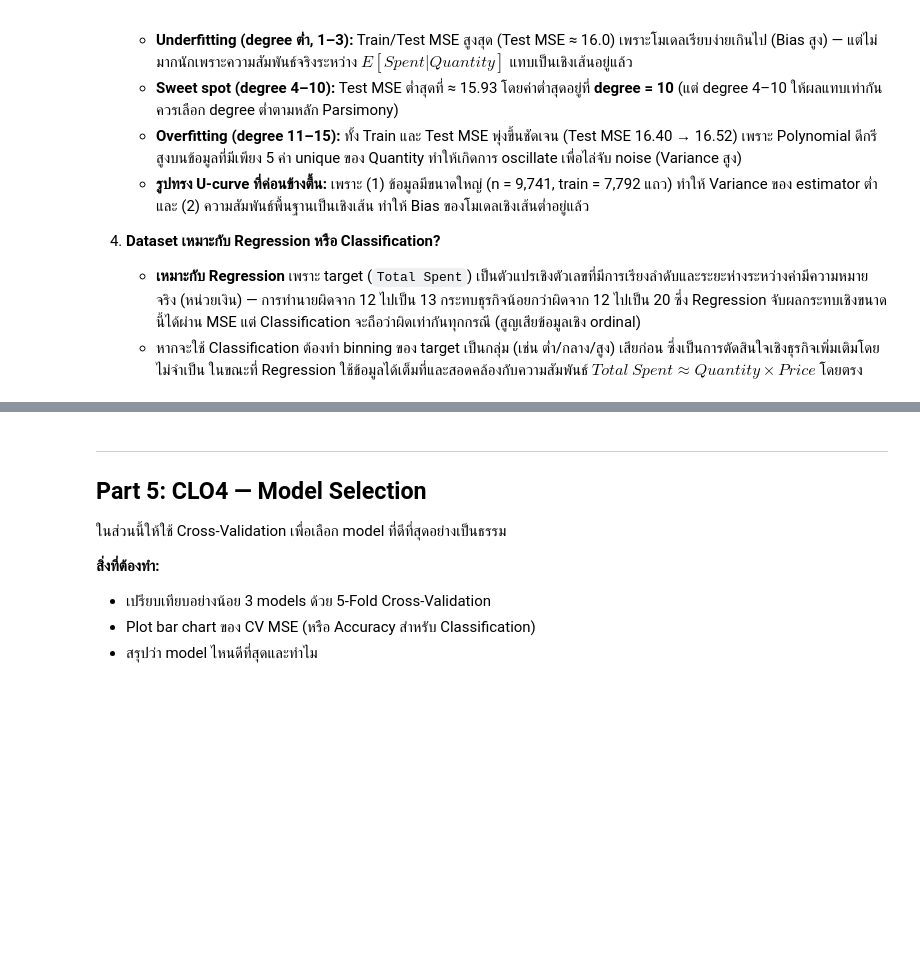
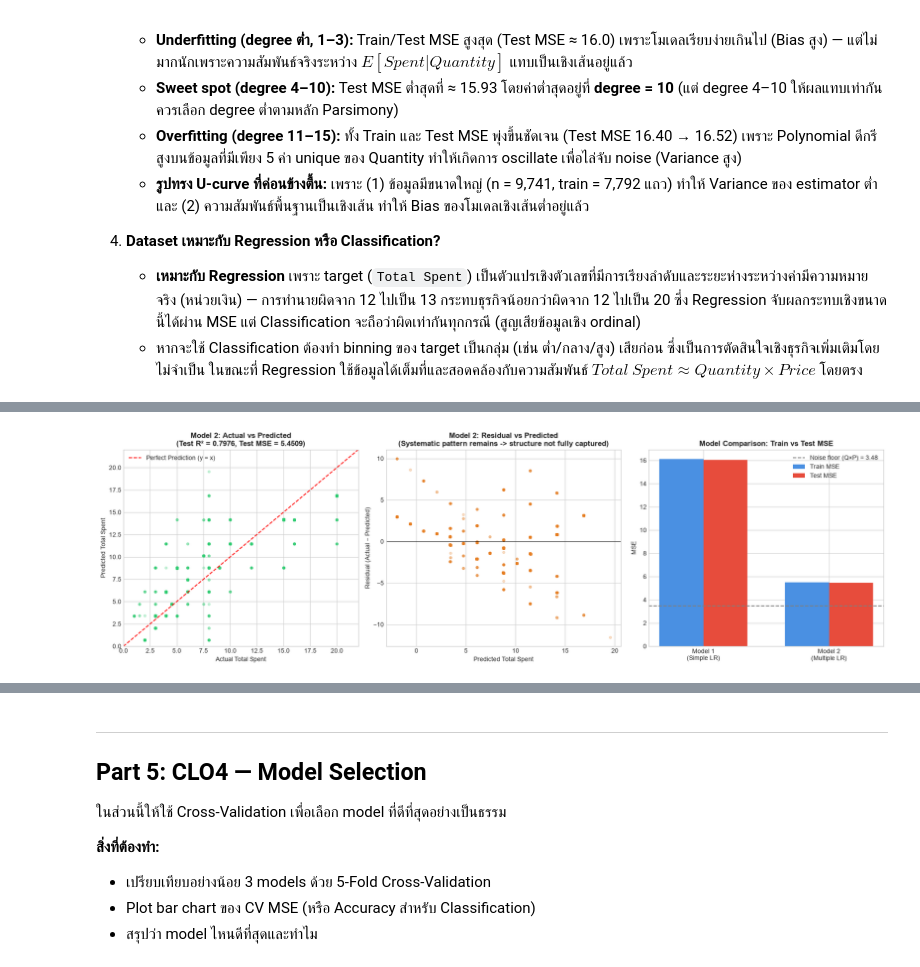
Before and after one commit to Thanawattho68-bit/Math-Project-1-26, a Jupyter notebook: lab15_project_template.ipynb, the cells around one changed output, grey strips where cells are left out. Saved outputs shown, nothing was run; the diff lists cells and outputs as text; code cells hidden in the pictures; blank space fills up the shorter version.

```diff
--- a/lab15_project_template.ipynb
+++ b/lab15_project_template.ipynb
@@ -482,8 +541,77 @@ pass
 # %%
 # ─── CLO3: Model 2 ─────────────────────────────────────────────────
-# วัตถุประสงค์: [ระบุว่า Model 2 คืออะไร]
+# Model 2: Multiple Linear Regression — ใช้ทุก features (Quantity, Price Per Unit)
+# ใช้ partition ชุดเดียวกับ Model 1 (random_state = 42) เพื่อให้เปรียบเทียบกันอย่างเป็นธรรม
 
-# TODO:
-# model2 = ???
-# ...
-pass
+X2 = df[['Quantity', 'Price Per Unit']].values
+X2_train, X2_test, _, _ = train_test_split(X2, y, test_size=0.2, random_state=42)
+
+model2 = LinearRegression()
+model2.fit(X2_train, y_train)
+
+# Coefficients ของโมเดล
+print('=== Model 2: Multiple Linear Regression (Quantity, Price Per Unit → Total Spent) ===')
+coef_df = pd.DataFrame({
+    'Parameter': ['β₁ (Quantity)', 'β₂ (Price Per Unit)', 'Intercept (β₀)'],
+    'Value': [model2.coef_[0], model2.coef_[1], model2.intercept_]
+})
+print(coef_df.round(4).to_string(index=False))
+_b2 = f'+ {model2.intercept_:.4f}' if model2.intercept_ >= 0 else f'− {abs(model2.intercept_):.4f}'
+print(f'\nสมการ: Total Spent = {model2.coef_[0]:.4f} × Quantity + {model2.coef_[1]:.4f} × Price Per Unit {_b2}')
+
+# Metrics
+pred2_train = model2.predict(X2_train)
+pred2_test = model2.predict(X2_test)
+metrics2 = {
+    'Train MSE': mean_squared_error(y_train, pred2_train),
+    'Test MSE': mean_squared_error(y_test, pred2_test),
+    'Test R2': r2_score(y_test, pred2_test),
+    'Test MAE': mean_absolute_error(y_test, pred2_test)
+}
+for k, v in metrics2.items():
+    print(f'{k} = {v:.4f}')
+
+# อ้างอิง noise floor: MSE ของโมเดลที่รู้ความสัมพันธ์จริง Q × P
+mse_oracle = mean_squared_error(y, df['Quantity'].values * df['Price Per Unit'].values)
+print(f'\n[อ้างอิง] MSE ของโมเดลสมบูรณ์ Total = Quantity × Price (noise floor จาก 12% ของข้อมูลที่ขัดความสัมพันธ์) = {mse_oracle:.4f}')
+
+# Visualization: Actual vs Predicted + Residual + เปรียบเทียบ MSE
+fig, axes = plt.subplots(1, 3, figsize=(18, 5.5))
+
+# (a) Actual vs Predicted (test set)
+axes[0].scatter(y_test, pred2_test, alpha=0.25, s=15, color='#2ECC71')
+lims = [0, 22]
+axes[0].plot(lims, lims, 'r--', linewidth=1.5, label='Perfect Prediction (y = x)')
+axes[0].set_xlim(lims); axes[0].set_ylim(lims)
+axes[0].set_xlabel('Actual Total Spent')
+axes[0].set_ylabel('Predicted Total Spent')
+axes[0].set_title(f'Model 2: Actual vs Predicted\n(Test R² = {metrics2["Test R2"]:.4f}, Test MSE = {metrics2["Test MSE"]:.4f})',
+                  fontsize=12, fontweight='bold')
+axes[0].legend()
+
+# (b) Residual vs Predicted — ตรวจดูว่า error มี pattern ซ่อนอยู่ไหม
+residuals2 = y_test - pred2_test
+axes[1].scatter(pred2_test, residuals2, alpha=0.25, s=15, color='#E67E22')
+axes[1].axhline(0, color='black', linewidth=0.8)
+axes[1].set_xlabel('Predicted Total Spent')
+axes[1].set_ylabel('Residual (Actual − Predicted)')
+axes[1].set_title('Model 2: Residual vs Predicted\n(Systematic pattern remains -> structure not fully captured)', fontsize=12, fontweight='bold')
+
+# (c) เปรียบเทียบ Train/Test MSE ของทั้ง 2 โมเดล
+x_pos = np.arange(2)
+width = 0.35
+axes[2].bar(x_pos - width/2, [metrics1['Train MSE'], metrics2['Train MSE']], width,
+            label='Train MSE', color='#4A90E2')
+axes[2].bar(x_pos + width/2, [metrics1['Test MSE'], metrics2['Test MSE']], width,
+            label='Test MSE', color='#E74C3C')
+axes[2].axhline(mse_oracle, color='gray', linestyle='--', linewidth=1.5,
+                label=f'Noise floor (Q×P) = {mse_oracle:.2f}')
+axes[2].set_xticks(x_pos)
+axes[2].set_xticklabels(['Model 1\n(Simple LR)', 'Model 2\n(Multiple LR)'])
+axes[2].set_ylabel('MSE')
+axes[2].set_title('Model Comparison: Train vs Test MSE', fontsize=12, fontweight='bold')
+axes[2].legend()
+
+plt.tight_layout()
+plt.show()
+# %% [output]
@@ -490,3 +631,4 @@ pass
+[figure, added]
 # %% [markdown]
 **สรุป Model Comparison:**
 
```
Also changed, not shown: parts of 4 cells of this notebook.
